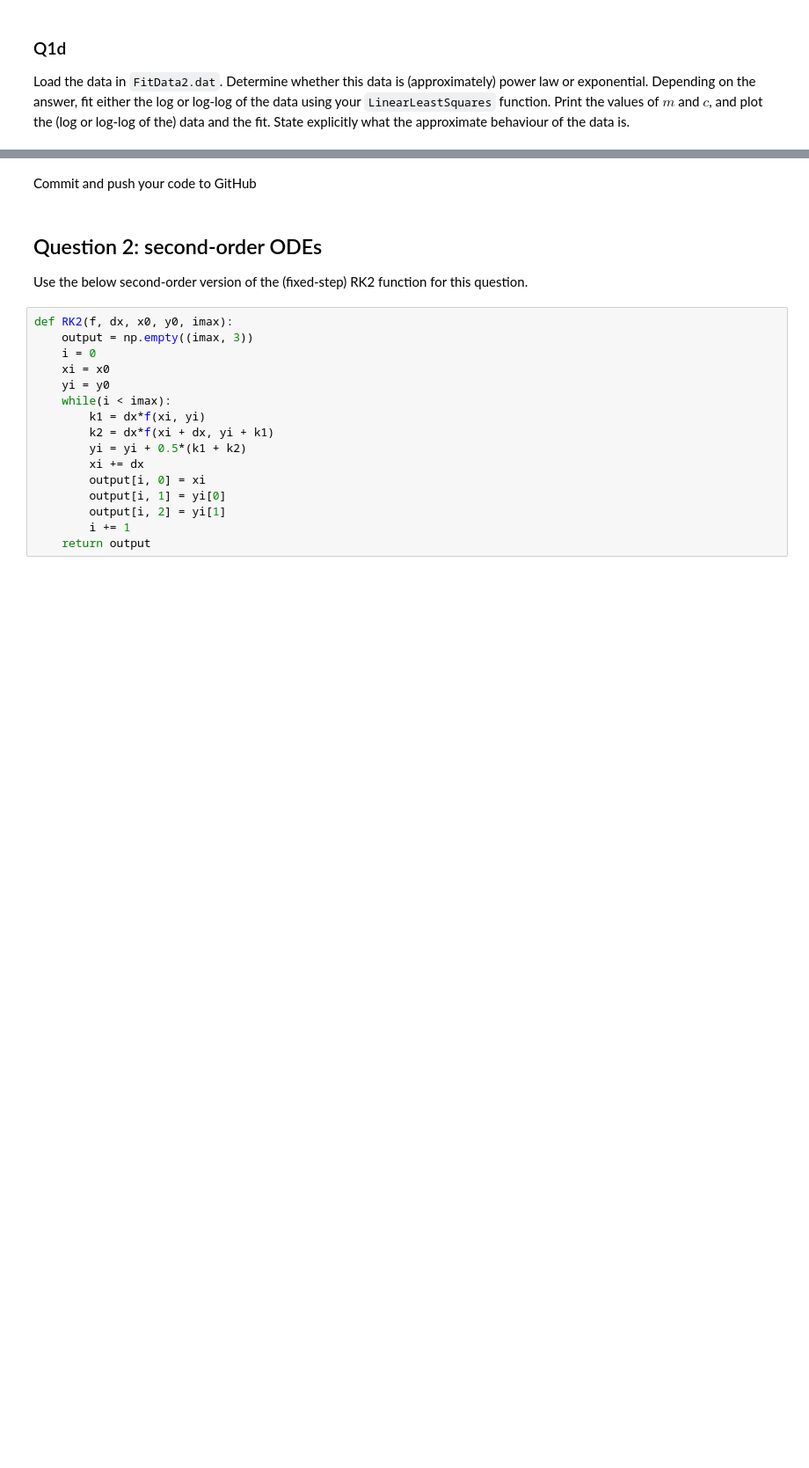
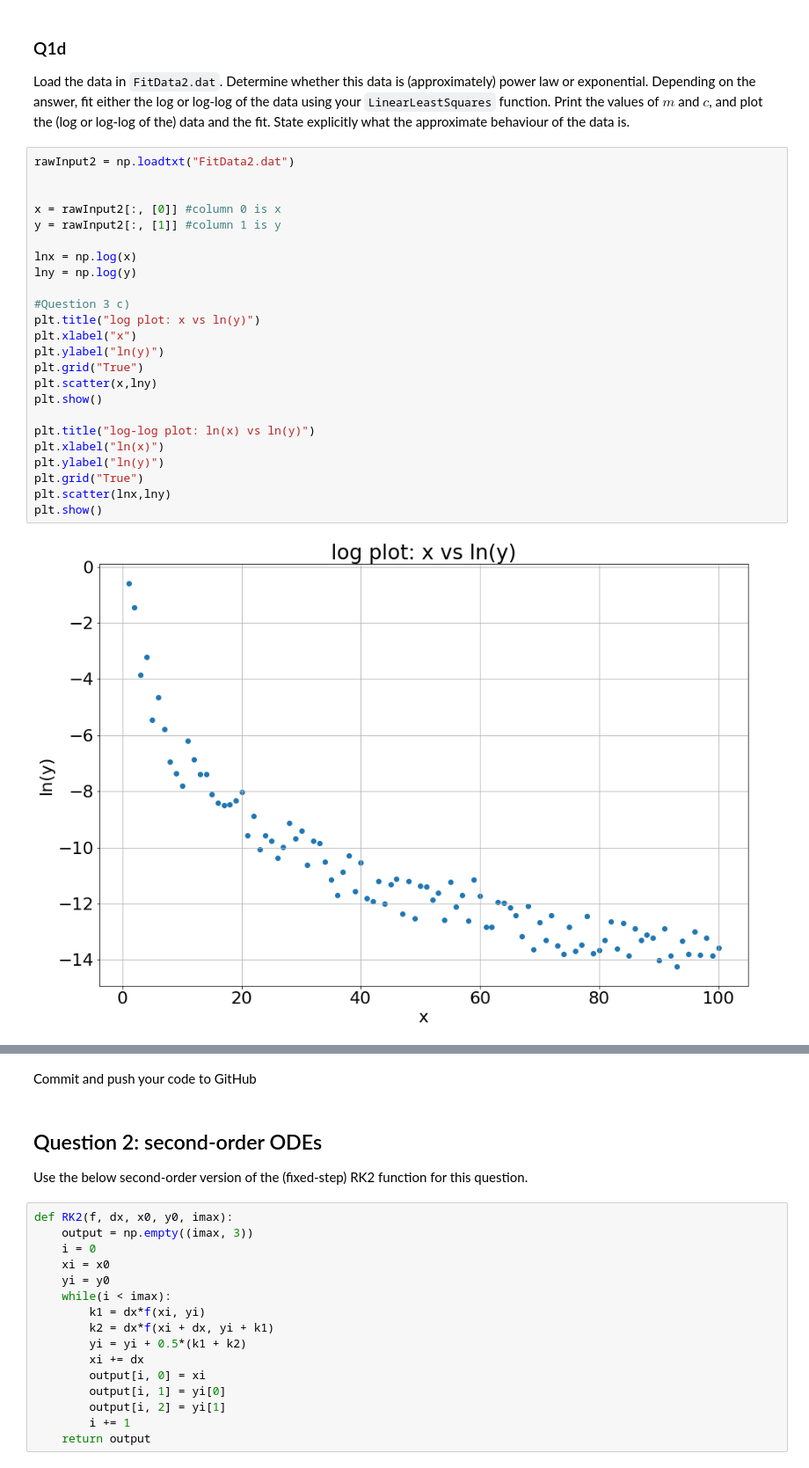
Before and after one commit to Padraig-Ryan/ACM20030-Assignments, a Jupyter notebook: Assignment-3.ipynb, the cells around one changed output, grey strips where cells are left out. Shown: that part at 88% size. Cells and saved outputs as stored; diff of their text form; blank space fills up the shorter version.

```diff
--- a/Assignment-3.ipynb
+++ b/Assignment-3.ipynb
@@ -138,3 +159,29 @@ Load the data in `FitData1.dat` and fit the data using your `LinearLeastSquares`
 # %% [markdown]
 ### Q1d
 Load the data in `FitData2.dat`. Determine whether this data is (approximately) power law or exponential. Depending on the answer, fit either the log or log-log of the data using your `LinearLeastSquares` function. Print the values of $m$ and $c$, and plot the (log or log-log of the) data and the fit. State explicitly what the approximate behaviour of the data is.
+# %%
+rawInput2 = np.loadtxt("FitData2.dat")
+
+
+x = rawInput2[:, [0]] #column 0 is x
+y = rawInput2[:, [1]] #column 1 is y
+
+lnx = np.log(x)
+lny = np.log(y)
+
+#Question 3 c)
+plt.title("log plot: x vs ln(y)")
+plt.xlabel("x")
+plt.ylabel("ln(y)")
+plt.grid("True")
+plt.scatter(x,lny)
+plt.show()
+
+plt.title("log-log plot: ln(x) vs ln(y)")
+plt.xlabel("ln(x)")
+plt.ylabel("ln(y)")
+plt.grid("True")
+plt.scatter(lnx,lny)
+plt.show()
+# %% [output]
+[figure, added]
```
Also changed, not shown: parts of 7 cells of this notebook, 1 other file.
